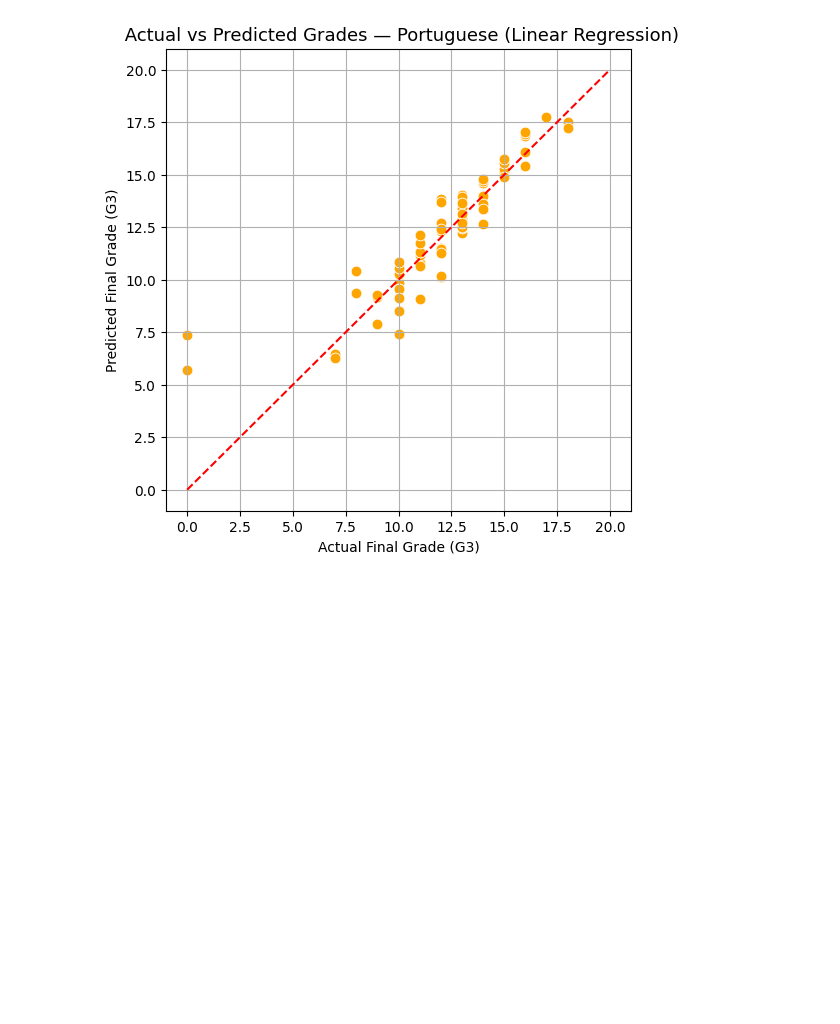
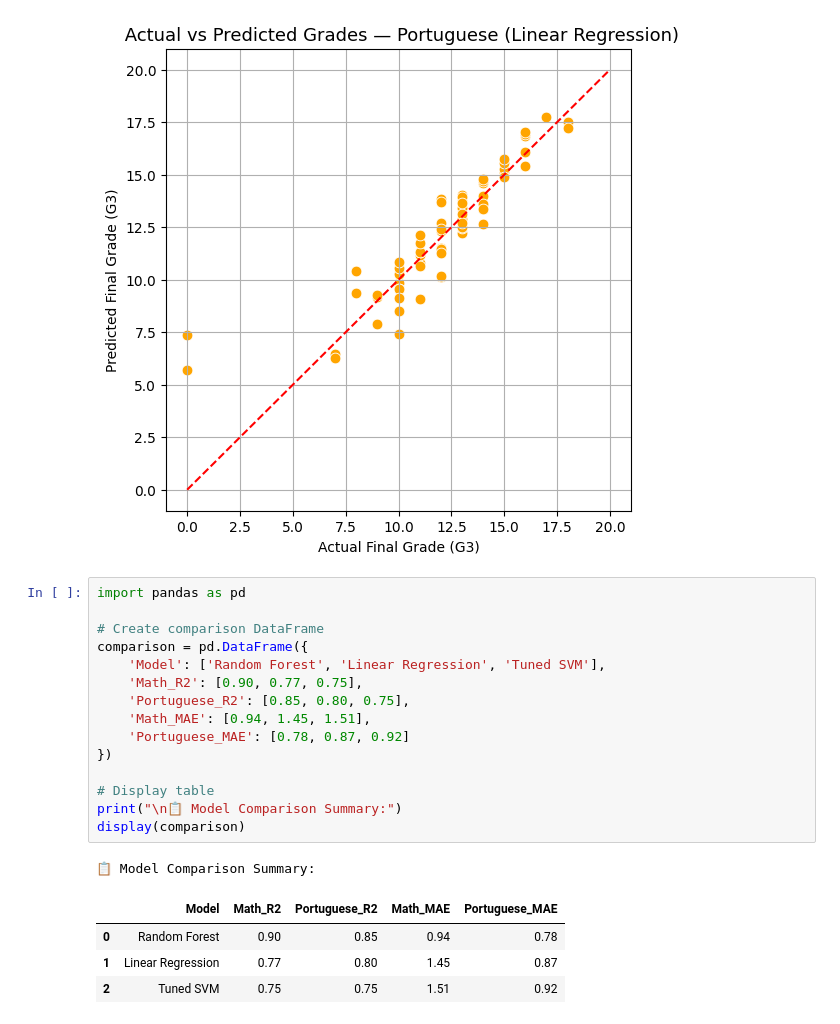
Before and after one commit to deepthimalugu/project-ds, a Jupyter notebook: pro2 (4).ipynb, the cells around one changed output. Saved outputs shown, nothing was run; the diff lists cells and outputs as text; blank space fills up the shorter version.

```diff
--- a/pro2 (4).ipynb
+++ b/pro2 (4).ipynb
@@ -564,3 +564,24 @@ plt.show()
 # %% [output]
 [figure]
 [figure]
+# %%
+import pandas as pd
+
+# Create comparison DataFrame
+comparison = pd.DataFrame({
+    'Model': ['Random Forest', 'Linear Regression', 'Tuned SVM'],
+    'Math_R2': [0.90, 0.77, 0.75],
+    'Portuguese_R2': [0.85, 0.80, 0.75],
+    'Math_MAE': [0.94, 1.45, 1.51],
+    'Portuguese_MAE': [0.78, 0.87, 0.92]
+})
+
+# Display table
+print("\n📋 Model Comparison Summary:")
+display(comparison)
+# %% [output]
+📋 Model Comparison Summary:
+|  | Model | Math_R2 | Portuguese_R2 | Math_MAE | Portuguese_MAE |
+| 0 | Random Forest | 0.90 | 0.85 | 0.94 | 0.78 |
+| 1 | Linear Regression | 0.77 | 0.80 | 1.45 | 0.87 |
+| 2 | Tuned SVM | 0.75 | 0.75 | 1.51 | 0.92 |
```
Also changed, not shown: parts of 1 cell of this notebook.
